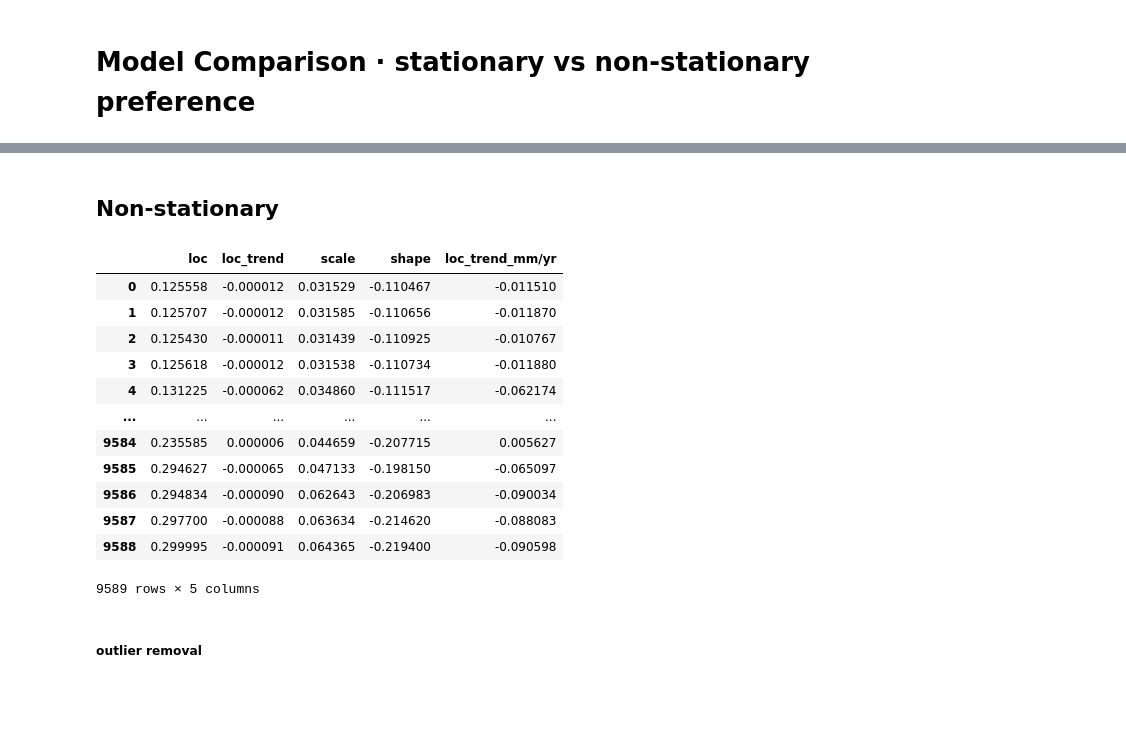
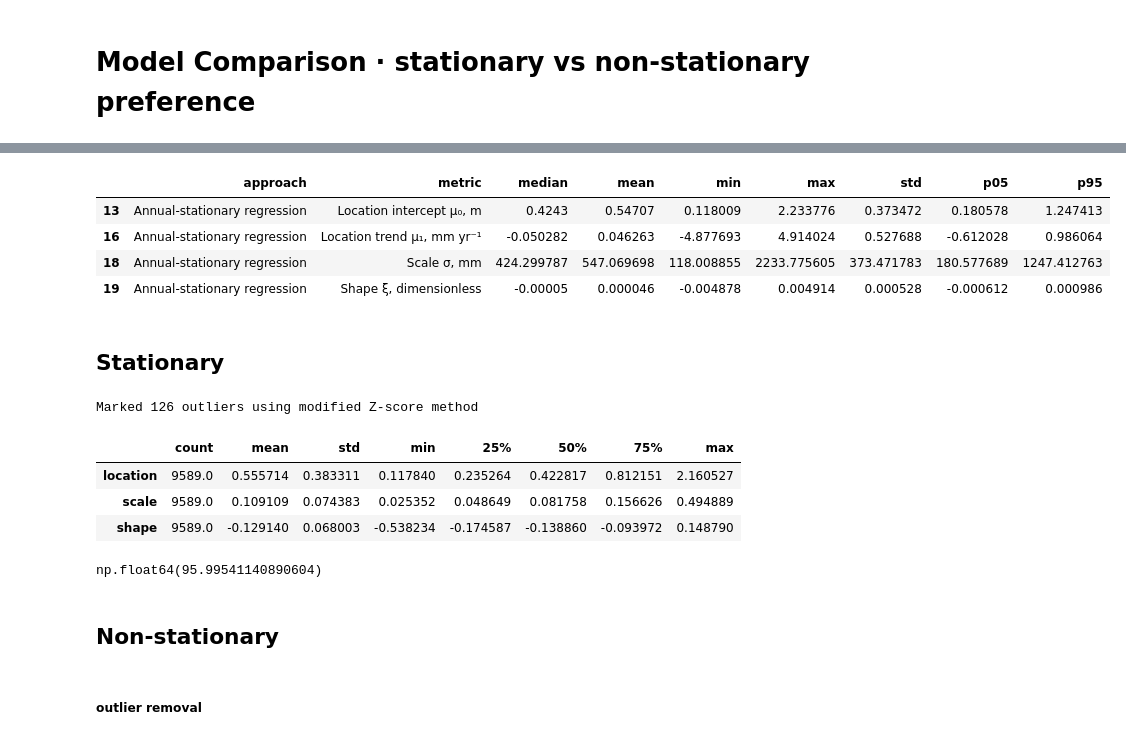
Before and after one commit to silviaelisabeth/SeaLevelExtremes, a Jupyter notebook: script/GEV_report.ipynb, the cells around one changed output, grey strips where cells are left out. Saved outputs shown, nothing was run; the diff lists cells and outputs as text; code cells hidden in the pictures; blank space fills up the shorter version.

```diff
--- a/script/GEV_report.ipynb
+++ b/script/GEV_report.ipynb
@@ -19,4 +19,4 @@ warnings.filterwarnings("ignore", category=FutureWarning)
 # Settings
 # %%
 path_input = '../input/Annual_max_DCPP_20260112/'
-path_results = '../output/gev_analysis/2026-03-20/'
+path_results = '../output/gev_analysis/2026-05-20/'
@@ -81,3 +340,42 @@ len(ls_nocov_stat)
+# %%
+stat_gev = summary_table[summary_table['approach'] == 'Annual-stationary regression']
+
+ls_metric = ['Location intercept μ₀, m', 'Location trend μ₁, mm yr⁻¹', 'Scale σ, mm', 'Shape ξ, dimensionless']
+ls = []
+for i in stat_gev.index:
+    if stat_gev.loc[i, 'metric'] in ls_metric:
+        ls.append(pd.DataFrame(stat_gev.loc[i]))
+
+concat(ls, axis=1).T
+# %% [output]
+|  | approach | metric | median | mean | min | max | std | p05 | p95 |
+| 13 | Annual-stationary regression | Location intercept μ₀, m | 0.4243 | 0.54707 | 0.118009 | 2.233776 | 0.373472 | 0.180578 | 1.247413 |
+| 16 | Annual-stationary regression | Location trend μ₁, mm yr⁻¹ | -0.050282 | 0.046263 | -4.877693 | 4.914024 | 0.527688 | -0.612028 | 0.986064 |
+| 18 | Annual-stationary regression | Scale σ, mm | 424.299787 | 547.069698 | 118.008855 | 2233.775605 | 373.471783 | 180.577689 | 1247.412763 |
+| 19 | Annual-stationary regression | Shape ξ, dimensionless | -0.00005 | 0.000046 | -0.004878 | 0.004914 | 0.000528 | -0.000612 | 0.000986 |
+# %% [markdown]
+## Stationary
+# %%
+df_stat = pd.DataFrame(
+    [(stat['location'], stat['scale'], stat['shape']) for stat in results_stat_all.values()],
+    columns=['location', 'scale', 'shape']
+    )
+
+label_para = 'location'
+para_stat_outlier = ut.mark_outliers_zmethod(df_stat, label_col=label_para, threshold=3)
+# %% [output]
+Marked 126 outliers using modified Z-score method
+# %%
+para_stat_outlier.describe().T
+# %% [output]
+|  | count | mean | std | min | 25% | 50% | 75% | max |
+| location | 9589.0 | 0.555714 | 0.383311 | 0.117840 | 0.235264 | 0.422817 | 0.812151 | 2.160527 |
+| scale | 9589.0 | 0.109109 | 0.074383 | 0.025352 | 0.048649 | 0.081758 | 0.156626 | 0.494889 |
+| shape | 9589.0 | -0.129140 | 0.068003 | -0.538234 | -0.174587 | -0.138860 | -0.093972 | 0.148790 |
+# %%
+100 * (para_stat_outlier["shape"] < 0).sum() / len(para_stat_outlier)
+# %% [output]
+np.float64(95.99541140890604)
 # %% [markdown]
 ## Non-stationary
 # %%
@@ -85,22 +383,6 @@ df_results_nonstat = DataFrame([results_nonstat['params_hat'] for results_nonsta
 df_results_nonstat.columns = ['loc', 'loc_trend','scale', 'shape']
 
 df_results_nonstat['loc_trend_mm/yr'] = df_results_nonstat['loc_trend']*1000
-
-df_results_nonstat
-# %% [output]
-|  | loc | loc_trend | scale | shape | loc_trend_mm/yr |
-| 0 | 0.125558 | -0.000012 | 0.031529 | -0.110467 | -0.011510 |
-| 1 | 0.125707 | -0.000012 | 0.031585 | -0.110656 | -0.011870 |
-| 2 | 0.125430 | -0.000011 | 0.031439 | -0.110925 | -0.010767 |
-| 3 | 0.125618 | -0.000012 | 0.031538 | -0.110734 | -0.011880 |
-| 4 | 0.131225 | -0.000062 | 0.034860 | -0.111517 | -0.062174 |
-| ... | ... | ... | ... | ... | ... |
-| 9584 | 0.235585 | 0.000006 | 0.044659 | -0.207715 | 0.005627 |
-| 9585 | 0.294627 | -0.000065 | 0.047133 | -0.198150 | -0.065097 |
-| 9586 | 0.294834 | -0.000090 | 0.062643 | -0.206983 | -0.090034 |
-| 9587 | 0.297700 | -0.000088 | 0.063634 | -0.214620 | -0.088083 |
-| 9588 | 0.299995 | -0.000091 | 0.064365 | -0.219400 | -0.090598 |
-9589 rows × 5 columns
 # %% [markdown]
 ##### outlier removal
 # %%
```
Also changed, not shown: parts of 48 cells of this notebook, 8 other files.
